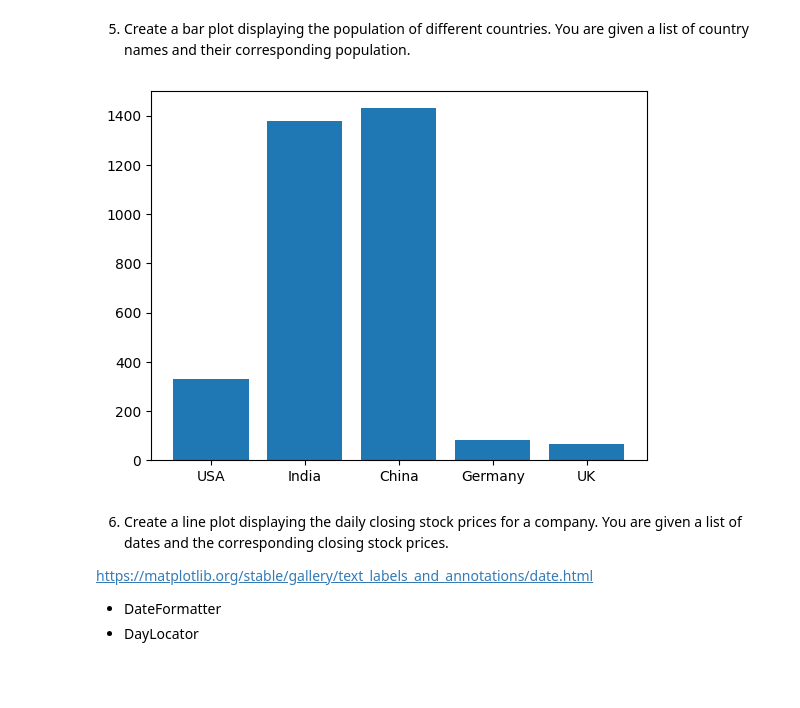
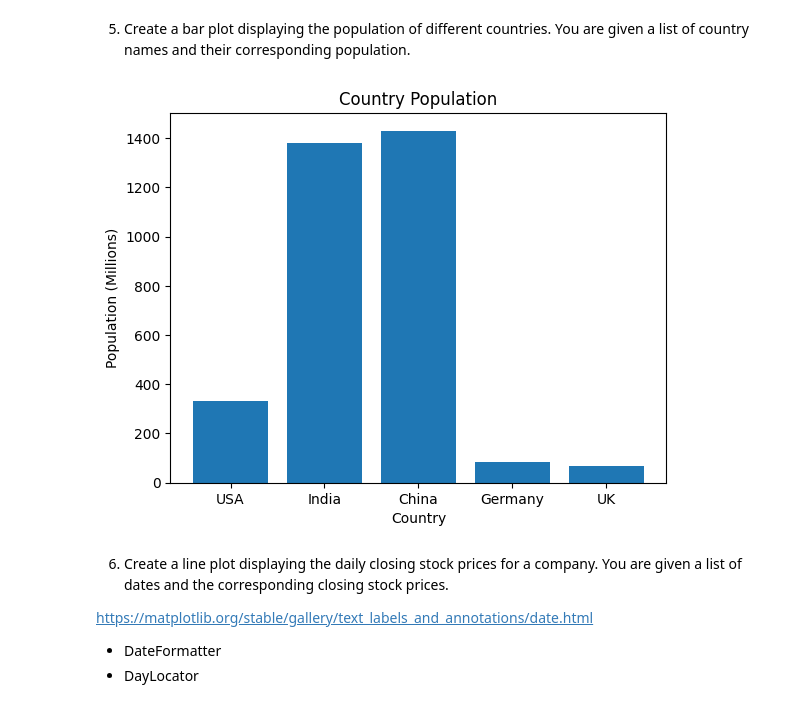
Before and after one commit to bm20050/ai-programming, a Jupyter notebook: lab/day8__lab_matplotlib.ipynb, the cells around one changed output. Cells and saved outputs as stored; diff of their text form; code cells hidden in the pictures; blank space fills up the shorter version.

```diff
--- a/lab/day8__lab_matplotlib.ipynb
+++ b/lab/day8__lab_matplotlib.ipynb
@@ -441,19 +489,22 @@ plot_age_distribution(ages)
 # %%
 import matplotlib.pyplot as plt
 import numpy as np
+
+
 def plot_population(countries, population):
-    x = np.arange(5)
-
-    plt.bar(x, population)
-    plt.xticks(x, countries)
-
+    fig, ax = plt.subplots()
+    ax.bar(countries, population)
+    ax.set_xlabel('Country')
+    ax.set_ylabel('Population (Millions)')
+    ax.set_title('Country Population')
     plt.show()
 
+
 countries = ['USA', 'India', 'China', 'Germany', 'UK']
-population = [330, 1380, 1430, 83, 67]
+population = np.array([330, 1380, 1430, 83, 67])
 plot_population(countries, population)
 # %% [output]
-[figure, old version]
+[figure, new version]
 # %% [markdown]
 6. Create a line plot displaying the daily closing stock prices for a company. You are given a list of dates and the corresponding closing stock prices.
 
```
Also changed, not shown: parts of 16 cells of this notebook, 2 other files.
